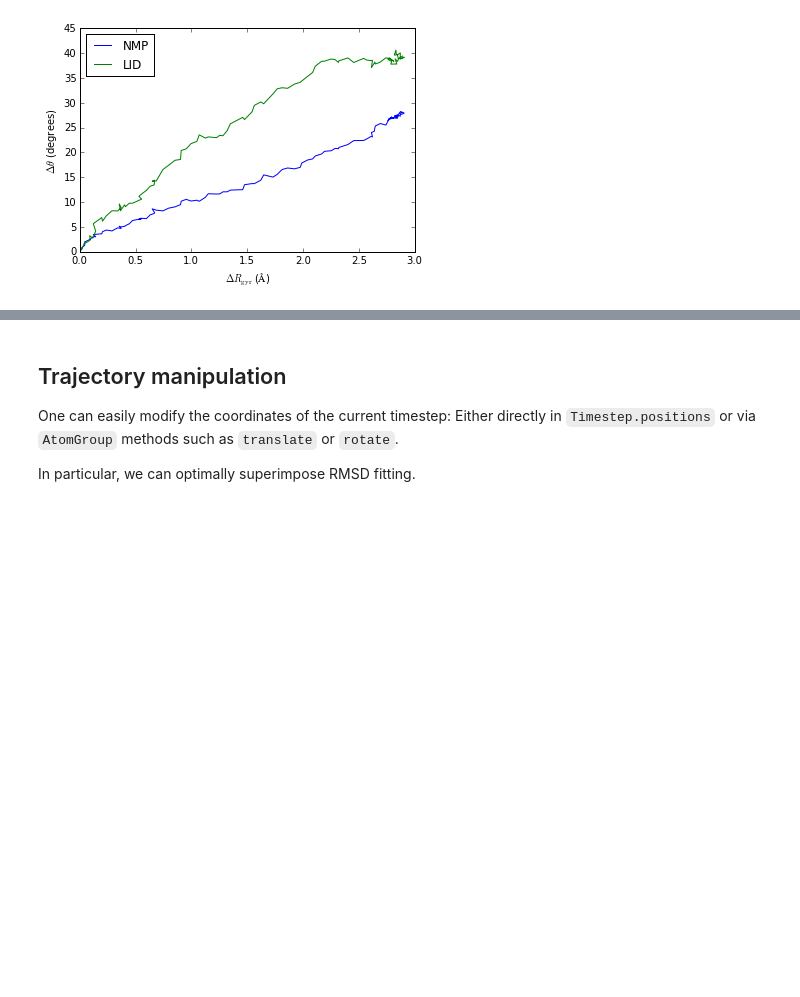
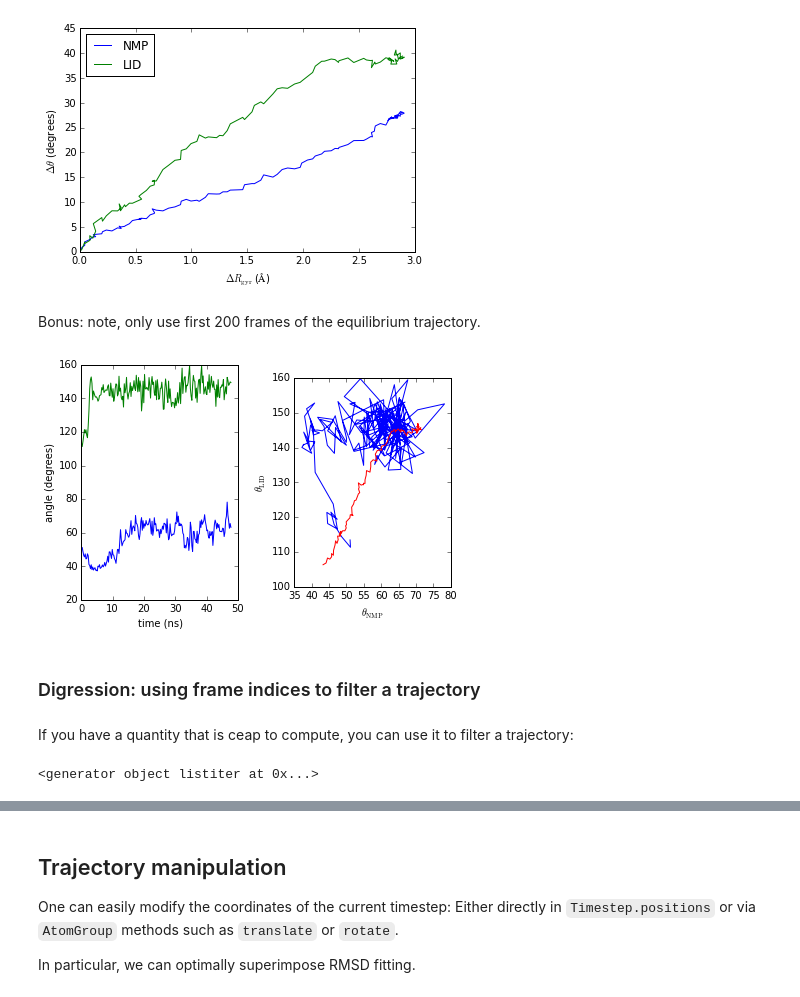
Before and after one commit to Becksteinlab/MDAnalysis-workshop, a Jupyter notebook: notebooks/MDAnalysis_Workshop_Part_2.ipynb, the cells around one changed output, grey strips where cells are left out. Cells and saved outputs as stored; diff of their text form; code cells hidden in the pictures; blank space fills up the shorter version.

```diff
--- a/notebooks/MDAnalysis_Workshop_Part_2.ipynb
+++ b/notebooks/MDAnalysis_Workshop_Part_2.ipynb
@@ -358,3 +347,26 @@ ax.legend(loc="best")
 # %% [output]
 <matplotlib.legend.Legend at 0x...>
 [figure]
+# %% [markdown]
+Bonus: note, only use first 200 frames of the equilibrium trajectory.
+# %%
+eqdata = np.array([[ts.time, theta_NMP(eq), theta_LID(eq)] for ts in eq.trajectory[:200]]).transpose()
+# %%
+ax1 = plt.subplot(121)
+ax1.plot(eqdata[0]/1000, eqdata[1], label="NMP")
+ax1.plot(eqdata[0]/1000, eqdata[2], label="LID")
+ax1.set_xlabel("time (ns)")
+ax1.set_ylabel("angle (degrees)")
+ax2 = plt.subplot(122)
+ax2.plot(eqdata[1], eqdata[2])
+ax2.plot(aNMP, aLID, color="red")
+ax2.set_xlabel(r"$\theta_\mathrm{NMP}$")
+ax2.set_ylabel(r"$\theta_\mathrm{LID}$")
+ax2.set_aspect(1)
+plt.tight_layout()
+# %% [output]
+[figure, added]
+# %% [markdown]
+### Digression: using frame indices to filter a trajectory
+# %% [markdown]
+If you have a quantity that is ceap to compute, you can use it to filter a trajectory:
@@ -360,0 +376,4 @@ ax.legend(loc="best")
+# %%
+u.trajectory[closed]
+# %% [output]
+<generator object listiter at 0x...>
```
Also changed, not shown: parts of 27 cells of this notebook.
